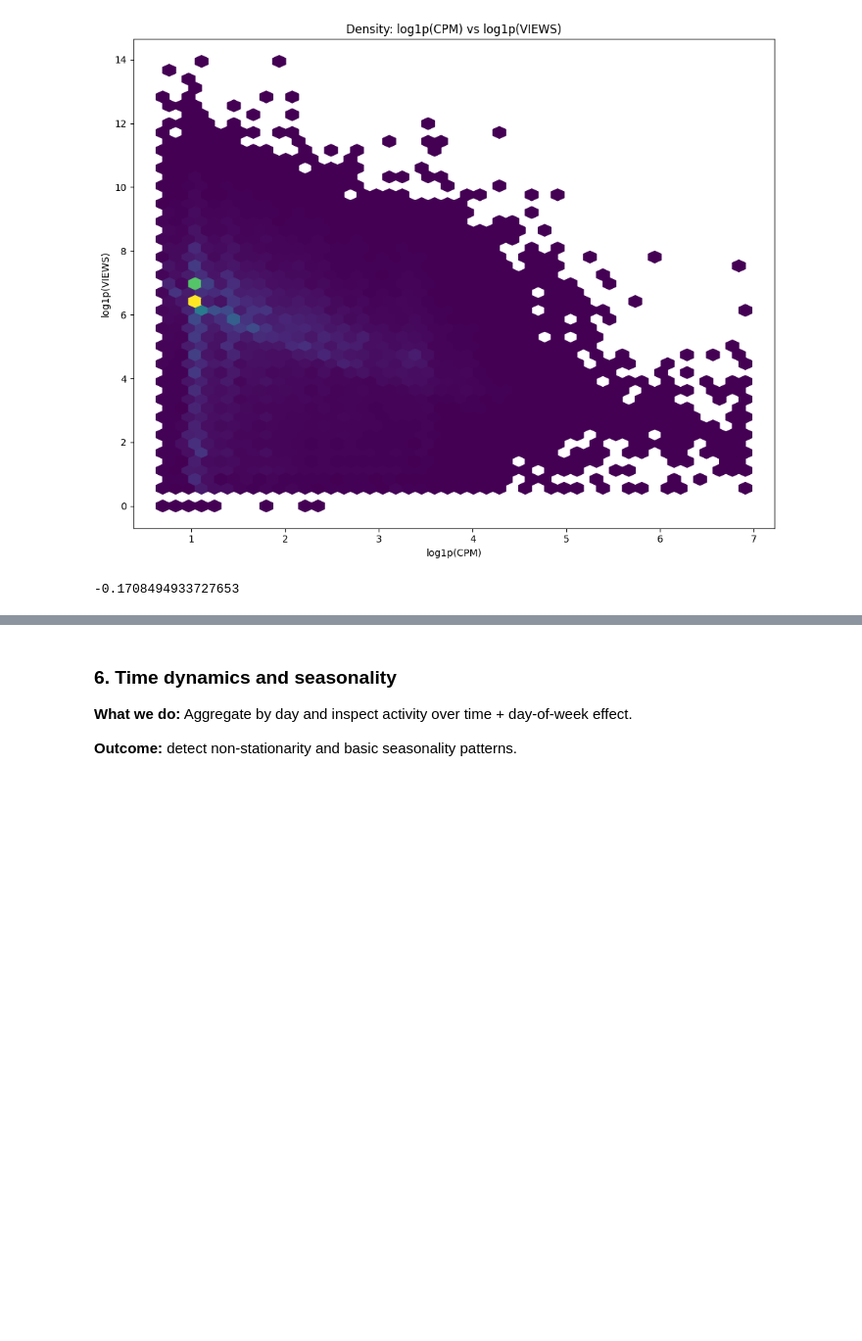
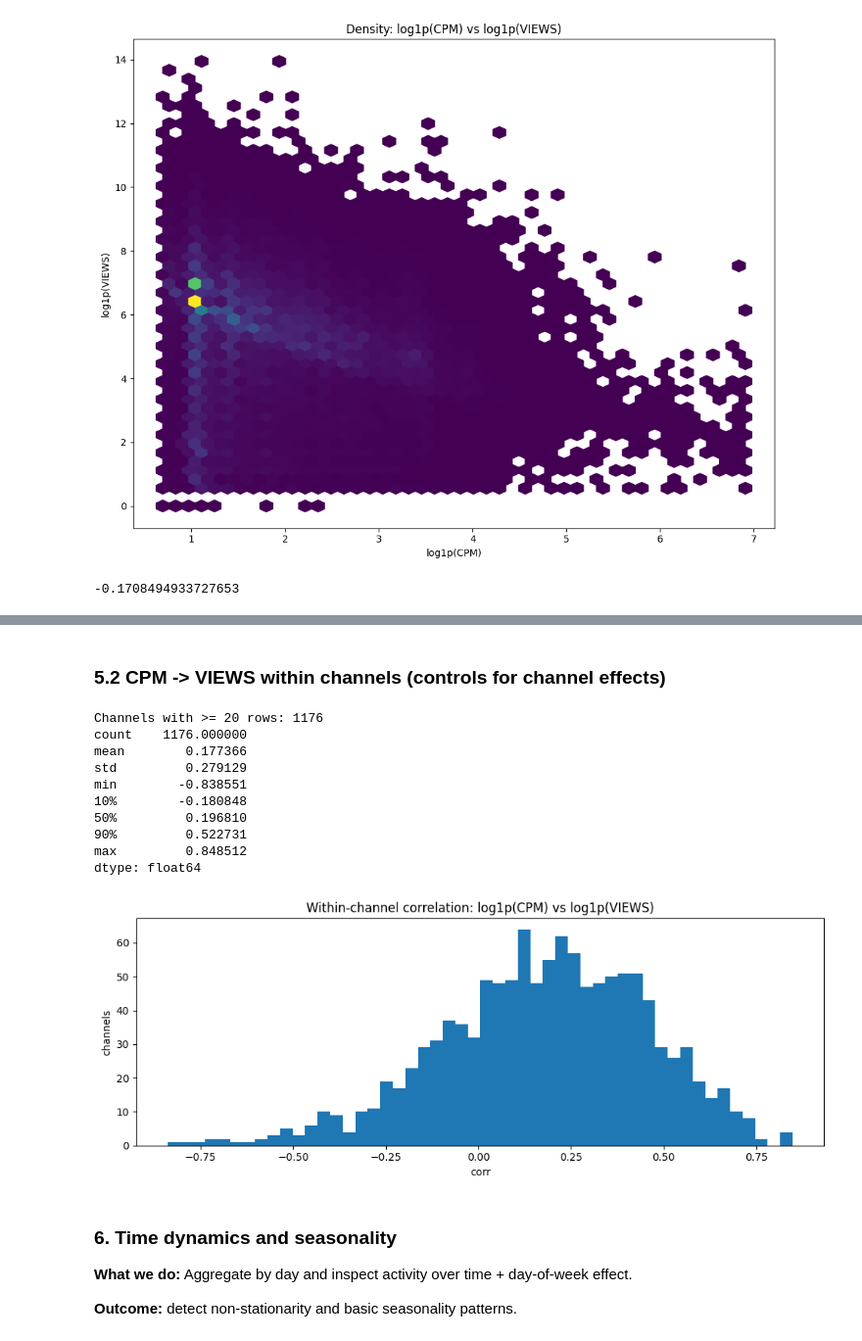
Before and after one commit to Karimkhab/telegram-ads-forecaster, a Jupyter notebook: notebook/EDA.ipynb, the cells around one changed output, grey strips where cells are left out. Shown at 98% size. Cells and saved outputs as stored; diff of their text form; code cells hidden in the pictures; blank space fills up the shorter version.

```diff
--- a/notebook/EDA.ipynb
+++ b/notebook/EDA.ipynb
@@ -218,3 +299,43 @@ np.corrcoef(log_cpm, log_views)[0,1] # correlation coefficient
+# %% [markdown]
+### 5.2 CPM -> VIEWS within channels (controls for channel effects)
+# %%
+min_n = 20
+
+def safe_log_corr(g):
+    if g["CPM"].nunique() < 2 or g["VIEWS"].nunique() < 2:
+        return np.nan
+    return np.corrcoef(np.log1p(g["CPM"]), np.log1p(g["VIEWS"]))[0, 1]
+
+ch_corr = (
+    df.groupby("CHANNEL_NAME")
+      .filter(lambda g: len(g) >= min_n)
+      .groupby("CHANNEL_NAME")
+      .apply(safe_log_corr)
+      .dropna()
+)
+
+print(f"Channels with >= {min_n} rows: {len(ch_corr)}")
+print(ch_corr.describe(percentiles=[0.1, 0.5, 0.9]))
+
+plt.figure(figsize=(10, 4))
+plt.hist(ch_corr, bins=50)
+plt.title("Within-channel correlation: log1p(CPM) vs log1p(VIEWS)")
+plt.xlabel("corr")
+plt.ylabel("channels")
+plt.tight_layout()
+plt.show()
+# %% [output]
+Channels with >= 20 rows: 1176
+count    1176.000000
+mean        0.177366
+std         0.279129
+min        -0.838551
+10%        -0.180848
+50%         0.196810
+90%         0.522731
+max         0.848512
+dtype: float64
+[figure, added]
 # %% [markdown]
 ### 6. Time dynamics and seasonality
 
```
Also changed, not shown: parts of 14 cells of this notebook.
